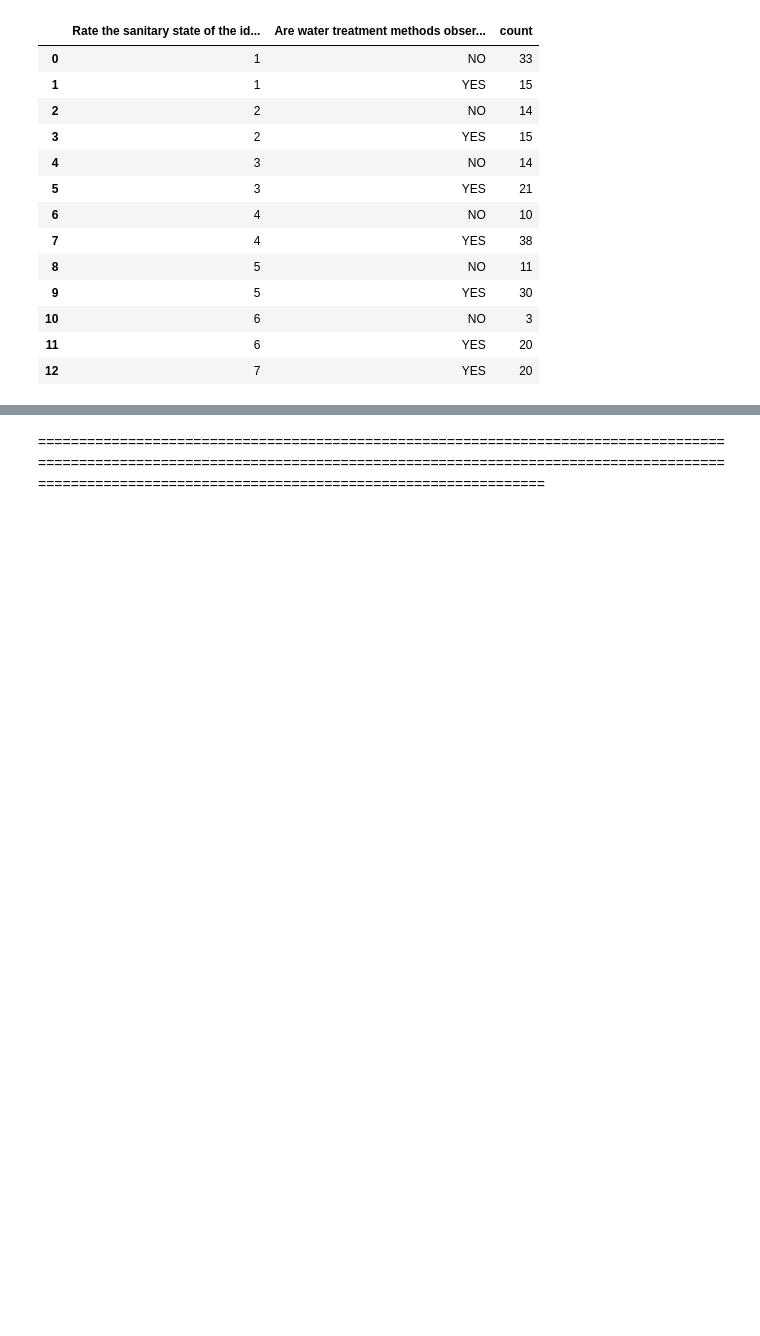
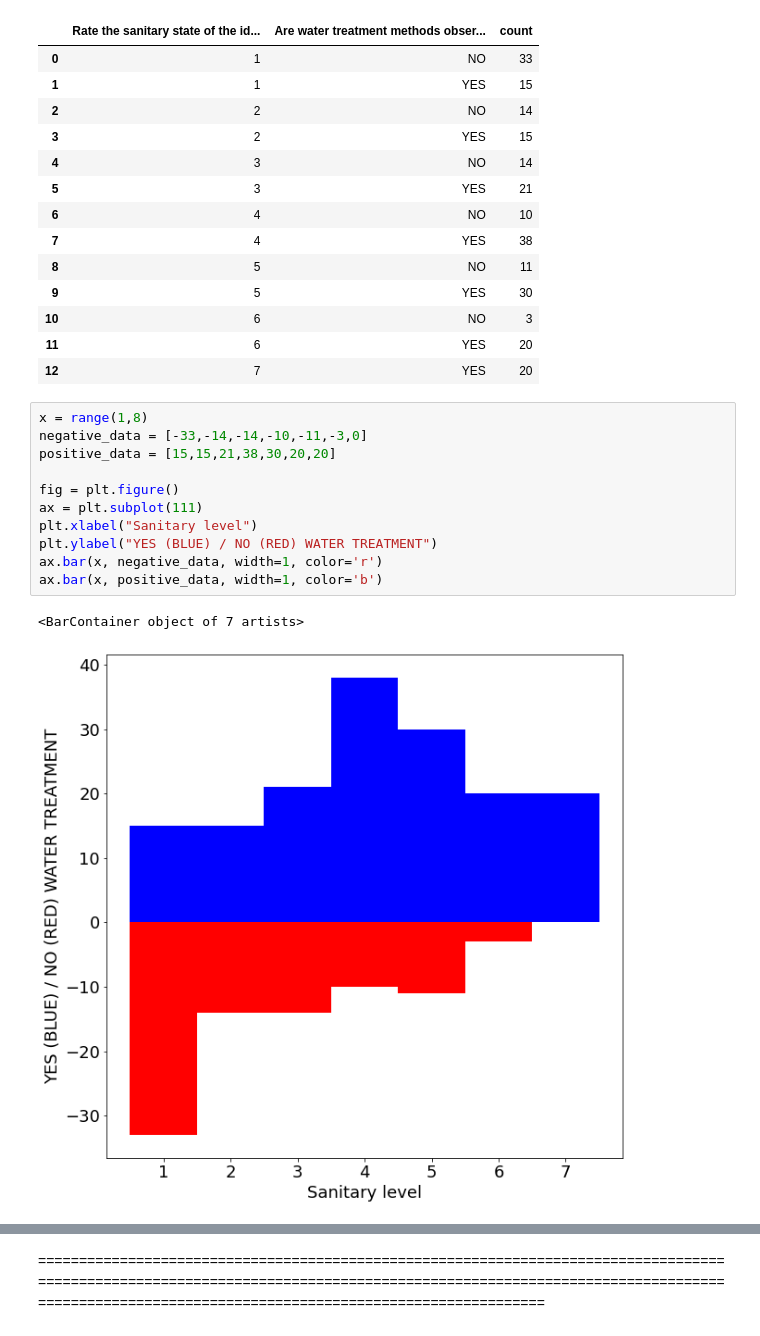
Before and after one commit to ruslanmasinjila/-CHOLERA-HYPER-SURVEILLANCE, a Jupyter notebook: cholera_hyper_surveillance.ipynb, the cells around one changed output, grey strips where cells are left out. Saved outputs shown, nothing was run; the diff lists cells and outputs as text; blank space fills up the shorter version.

```diff
--- a/cholera_hyper_surveillance.ipynb
+++ b/cholera_hyper_surveillance.ipynb
@@ -520,4 +528,18 @@ rate_observation.groupby(["Rate the sanitary state of the identified feature","A
 | 10 | 6 | NO | 3 |
 | 11 | 6 | YES | 20 |
 | 12 | 7 | YES | 20 |
+# %%
+x = range(1,8)
+negative_data = [-33,-14,-14,-10,-11,-3,0]
+positive_data = [15,15,21,38,30,20,20]
+
+fig = plt.figure()
+ax = plt.subplot(111)
+plt.xlabel("Sanitary level")
+plt.ylabel("YES (BLUE) / NO (RED) WATER TREATMENT")
+ax.bar(x, negative_data, width=1, color='r')
+ax.bar(x, positive_data, width=1, color='b')
+# %% [output]
+<BarContainer object of 7 artists>
+[figure, added]
 # %% [markdown]
```
Also changed, not shown: parts of 19 cells of this notebook.
